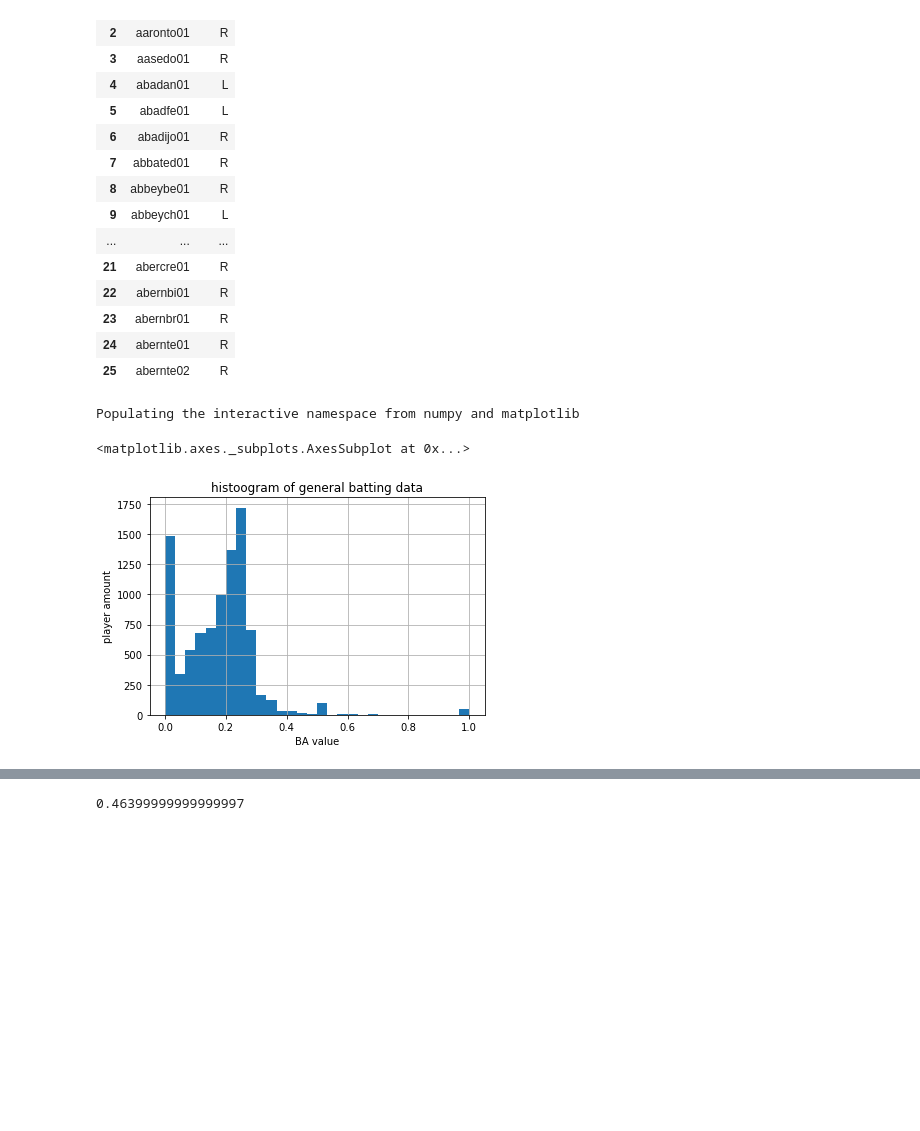
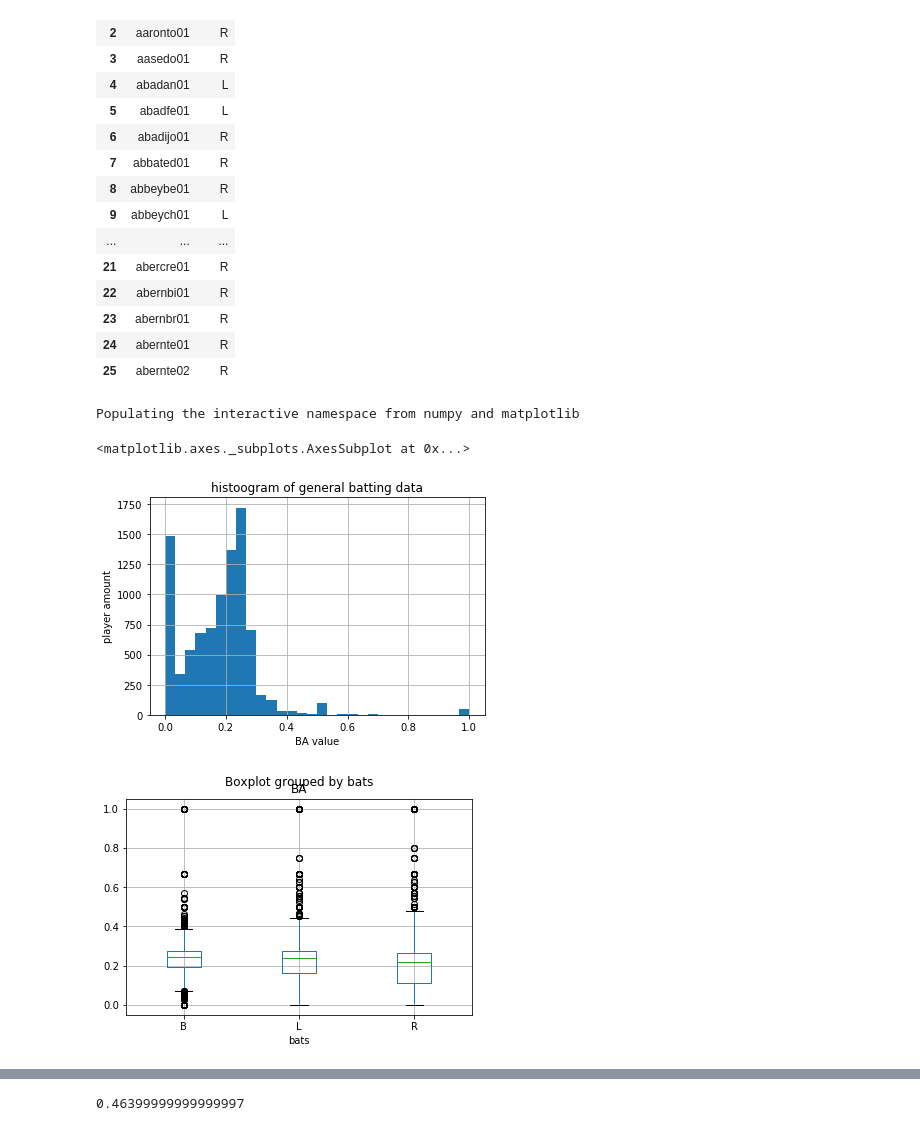
Before and after one commit to drklug/MLB-data-analysis, a Jupyter notebook: MLB_data_analysis.ipynb, the cells around one changed output, grey strips where cells are left out. Saved outputs shown, nothing was run; the diff lists cells and outputs as text; code cells hidden in the pictures; blank space fills up the shorter version.

```diff
--- a/MLB_data_analysis.ipynb
+++ b/MLB_data_analysis.ipynb
@@ -137,15 +137,17 @@ all_data = r_handed_data.append(l_handed_data,ignore_index=True).append(anbi_dat
 # %%
 #数据总览
 %pylab inline
 import numpy as np
 import seaborn as sns
 import matplotlib.pyplot as plt
 
 plt.title("histoogram of general batting data")
 plt.xlabel("BA value")
 plt.ylabel("player amount")
 all_data["BA"].hist(bins = 30)
+mixed_data.boxplot(column  = "BA",by = "bats")
 # %% [output]
 Populating the interactive namespace from numpy and matplotlib
 <matplotlib.axes._subplots.AxesSubplot at 0x...>
 [figure]
+[figure, added]
```
Also changed, not shown: parts of 10 cells of this notebook, 1 other file.
